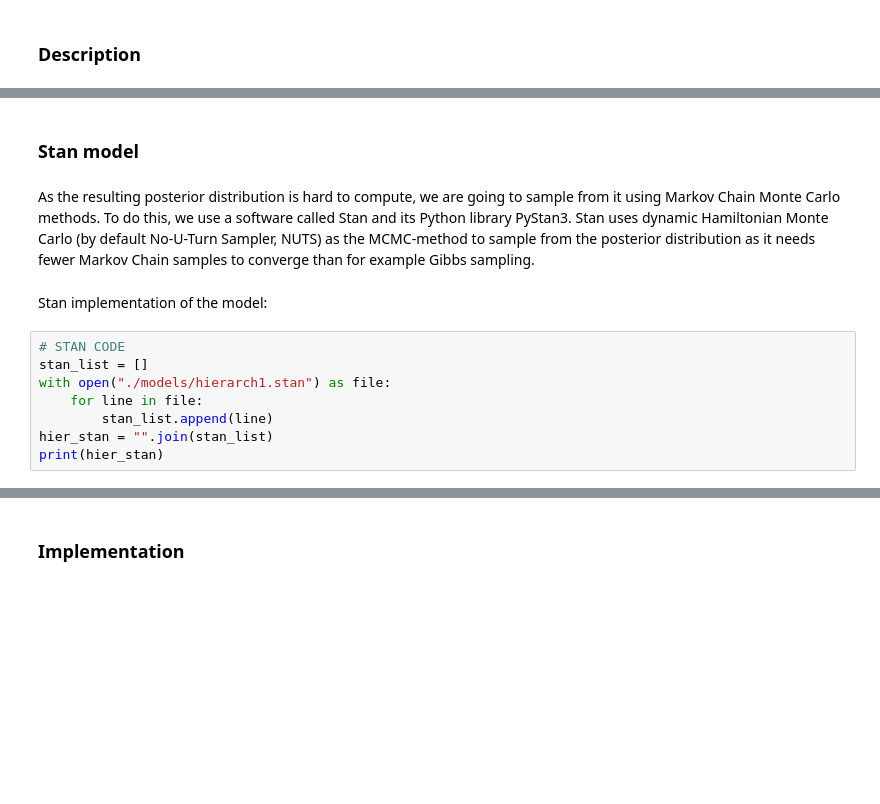
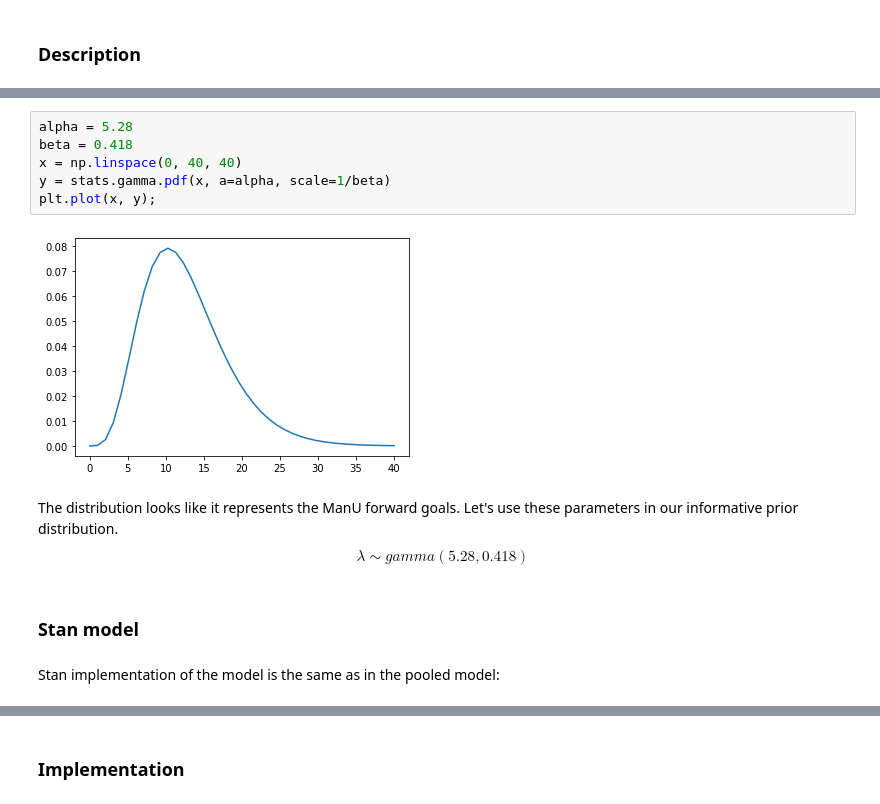
Before and after one commit to shiftleino/bayesian-premier, a Jupyter notebook: analysis.ipynb, the cells around one changed output, grey strips where cells are left out. Saved outputs shown, nothing was run; the diff lists cells and outputs as text; blank space fills up the shorter version.

Commit message:
Finished separate model

```diff
--- a/analysis.ipynb
+++ b/analysis.ipynb
@@ -465,14 +480,17 @@ As hyperpriors we are going to use for sigma
+# %%
+alpha = 5.28
+beta = 0.418
+x = np.linspace(0, 40, 40)
+y = stats.gamma.pdf(x, a=alpha, scale=1/beta)
+plt.plot(x, y);
+# %% [output]
+[figure, added]
+# %% [markdown]
+The distribution looks like it represents the ManU forward goals. Let's use these parameters in our informative prior distribution.
+$$
+\lambda \sim gamma(5.28, 0.418)
+$$
 # %% [markdown]
 ### Stan model
-# %% [markdown]
-As the resulting posterior distribution is hard to compute, we are going to sample from it using Markov Chain Monte Carlo methods. To do this, we use a software called Stan and its Python library PyStan3. Stan uses dynamic Hamiltonian Monte Carlo (by default No-U-Turn Sampler, NUTS) as the MCMC-method to sample from the posterior distribution as it needs fewer Markov Chain samples to converge than for example Gibbs sampling.
 # %% [markdown]
-Stan implementation of the model:
+Stan implementation of the model is the same as in the pooled model:
-# %%
-# STAN CODE
-stan_list = []
-with open("./models/hierarch1.stan") as file:
-    for line in file:
-        stan_list.append(line)
-hier_stan = "".join(stan_list)
-print(hier_stan)
```
Also changed, not shown: parts of 57 cells of this notebook, 2 other files.
